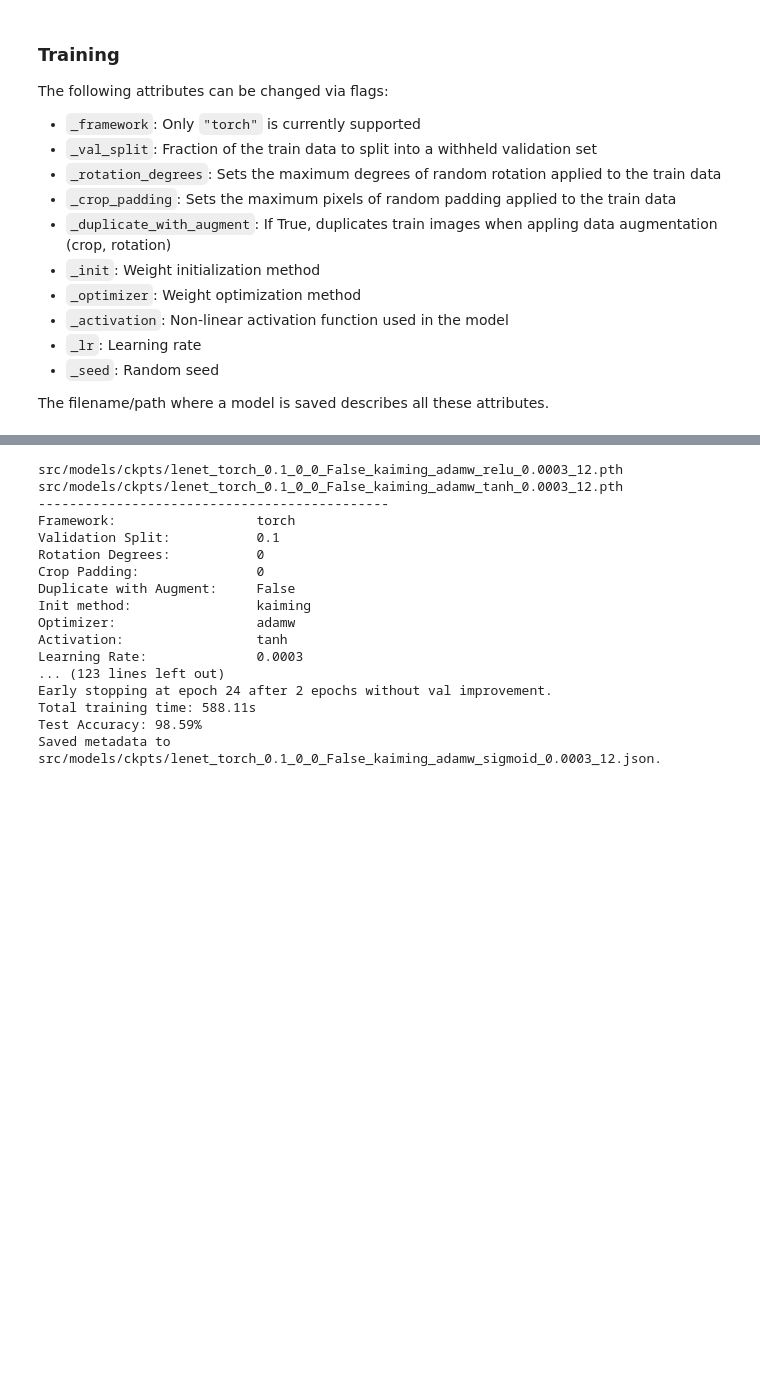
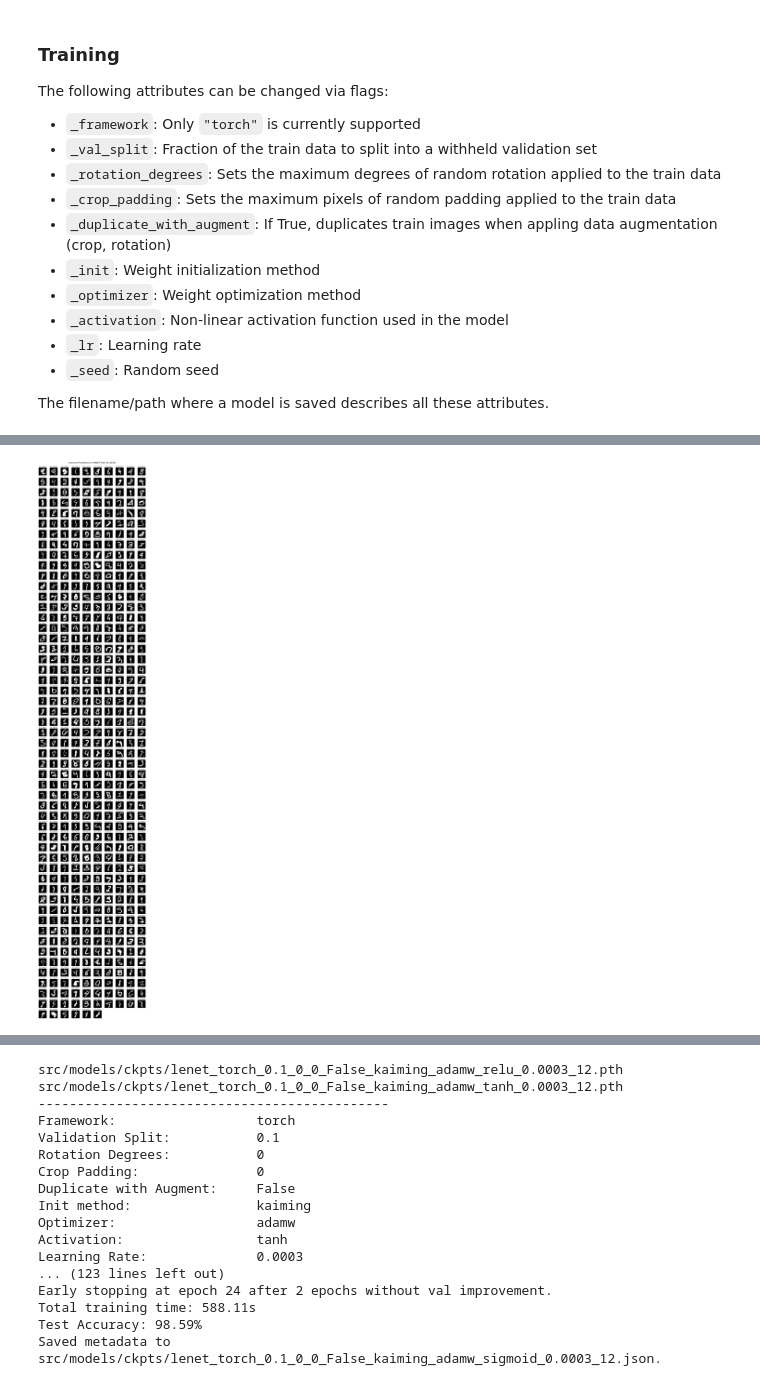
Before and after one commit to ncarolan/lenet-5, a Jupyter notebook: lenet.ipynb, the cells around one changed output, grey strips where cells are left out. Drawn from its saved outputs; the diff is of its cells as text; code cells hidden in the pictures; blank space fills up the shorter version.

```diff
--- a/lenet.ipynb
+++ b/lenet.ipynb
@@ -160,3 +226,7 @@ Test Set Accuracy: 97.34%
+# %%
+plot_errors(lenet5, train_x, train_y, train_preds, "Train")  # This is a lot of images to render.
+# %% [output]
+[figure, added]
 # %% [markdown]
 ### Ablations
 
```
Also changed, not shown: parts of 14 cells of this notebook.
